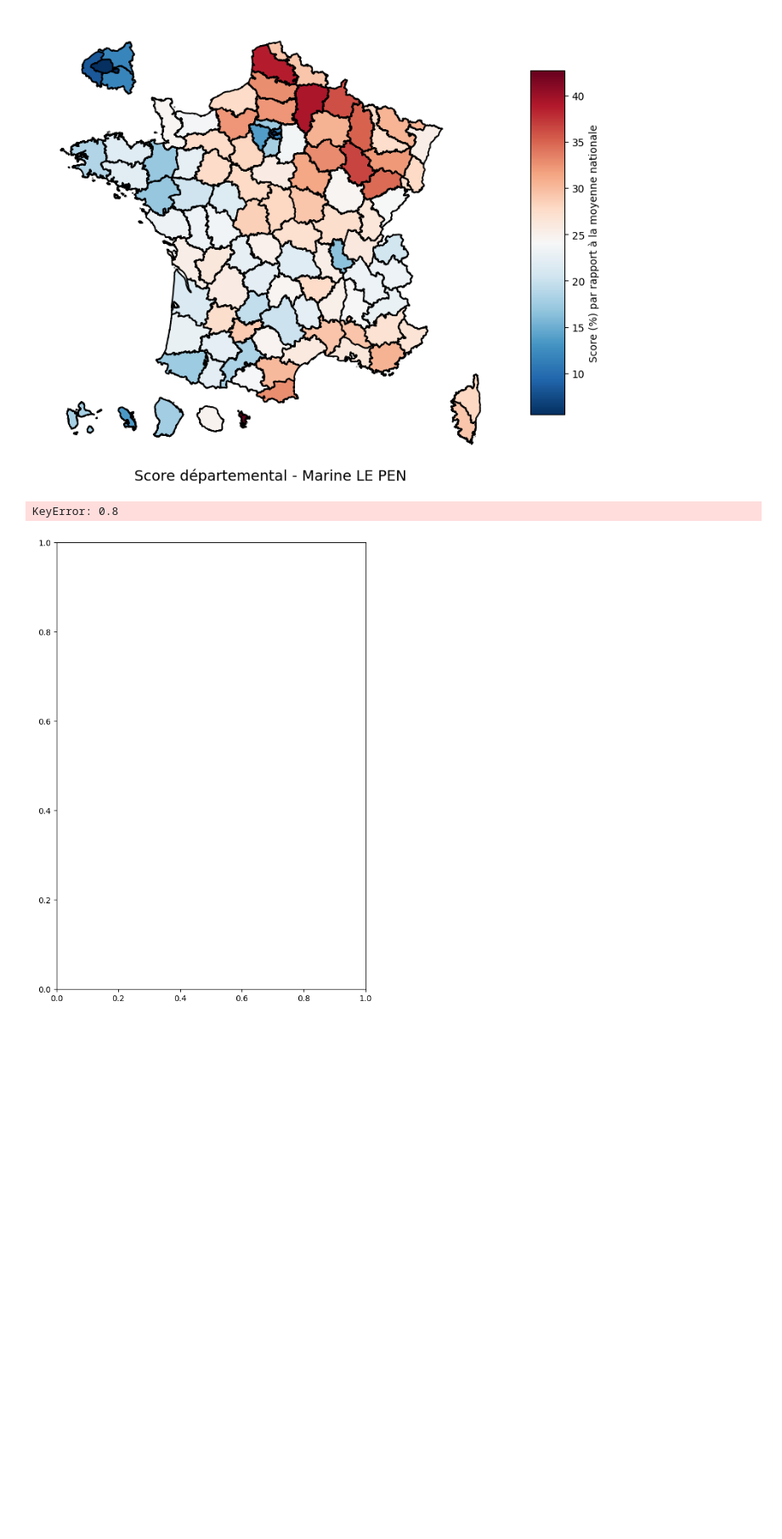
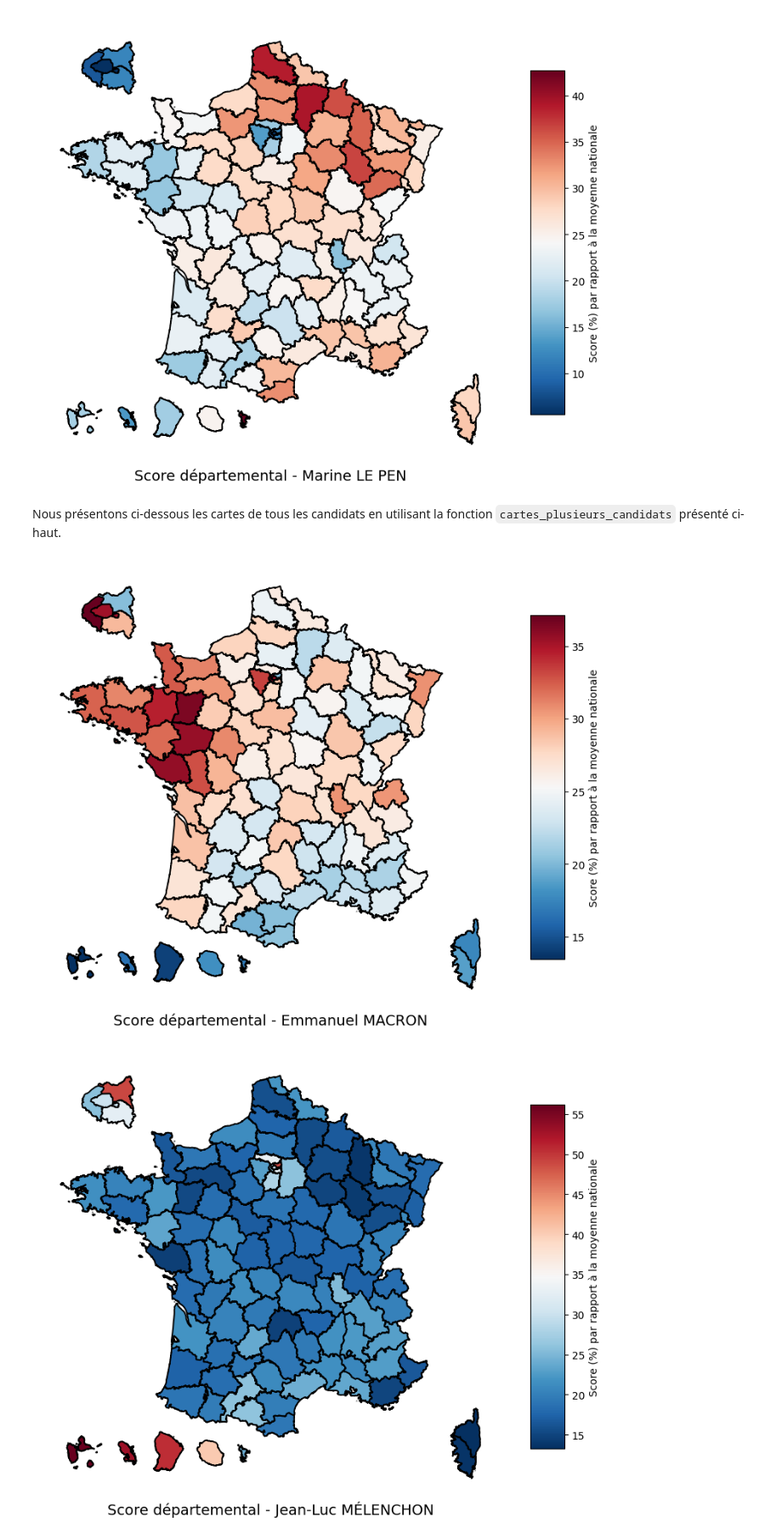
Before and after one commit to aristidinahfaifa-afk/G4B_Inter, a Jupyter notebook: Partie1et2.ipynb, the cells around one changed output. Shown at 85% size. Drawn from its saved outputs; the diff is of its cells as text; code cells hidden in the pictures; blank space fills up the shorter version.

```diff
--- a/Partie1et2.ipynb
+++ b/Partie1et2.ipynb
@@ -601,12 +613,19 @@ score_departements.head()
 carte_par_candidat(score_departements, departement_borders, "Marine LE PEN",epais_lim=1.4,long_legend= 10)
 # %% [output]
 [figure]
+# %% [markdown]
+Nous présentons ci-dessous les cartes de tous les candidats en utilisant la fonction `cartes_plusieurs_candidats` présenté ci-haut.
 # %%
+liste_candidats = score_departements["Candidat"].unique().tolist()
+
 cartes_plusieurs_candidats(
-    score_departements,
-    departement_borders,
-    ["Marine LE PEN", "Emmanuel MACRON", "Jean-Luc MELENCHON"]
+    df=score_departements,
+    df_geo=departement_borders,
+    liste_candidats=liste_candidats,
+    indicateur="Score (% votes exprimés)",
+    epais_lim=1.4,
+    long_legend= 10
 )
 # %% [output]
-KeyError: 0.8
-[figure, old version]
+[figure, new version]
+[figure, added]
```
Also changed, not shown: parts of 4 cells of this notebook, 2 other files.
